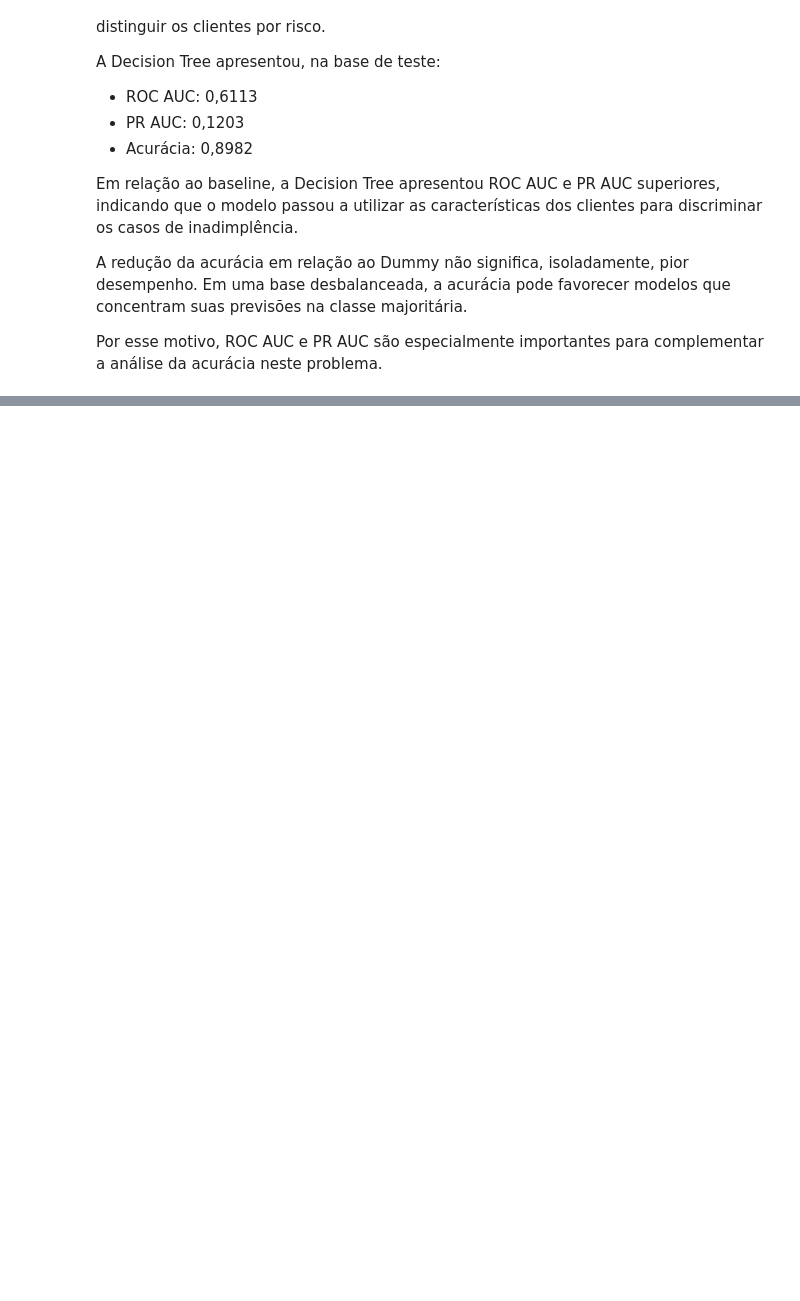
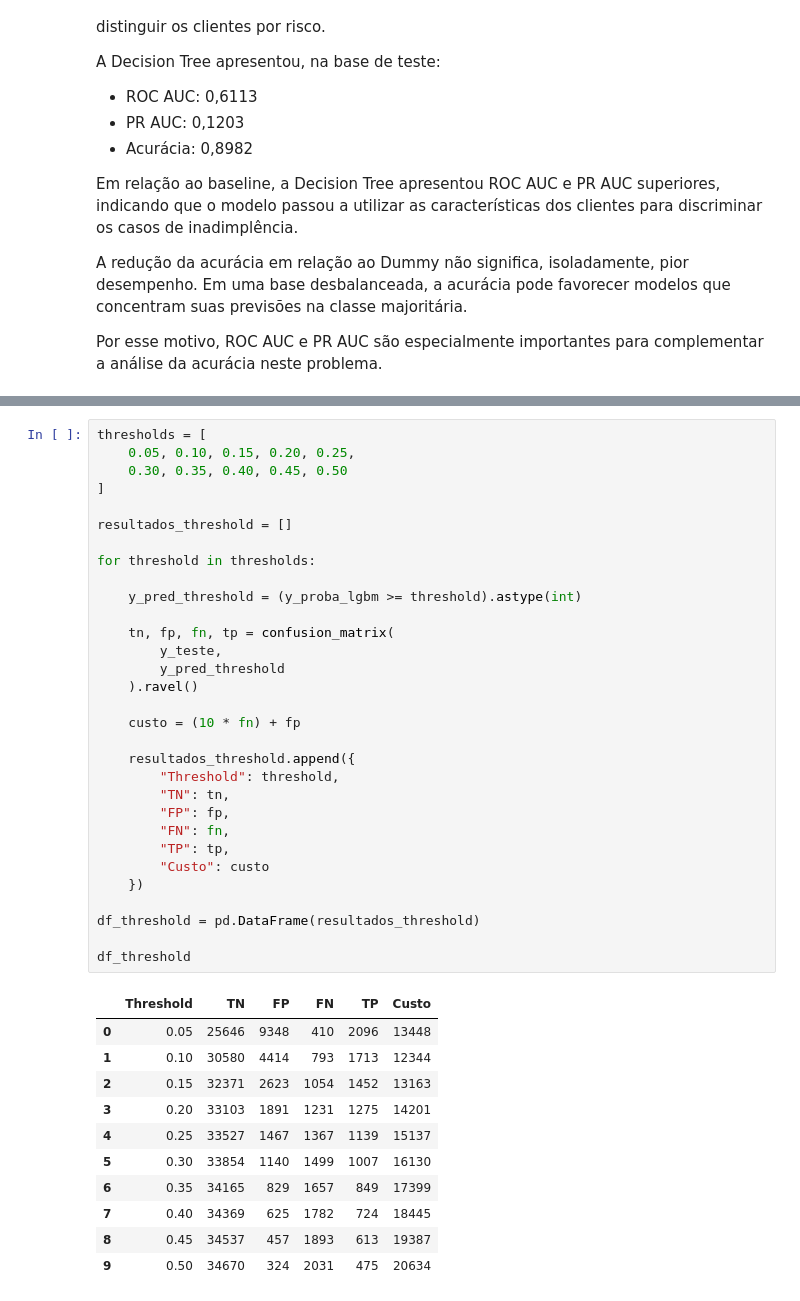
Before and after one commit to dropa-brazil/consumer_credit_risk, a Jupyter notebook: notebooks/03_modelagem.ipynb, the cells around one changed output, grey strips where cells are left out. Drawn from its saved outputs; the diff is of its cells as text; blank space fills up the shorter version.

```diff
--- a/notebooks/03_modelagem.ipynb
+++ b/notebooks/03_modelagem.ipynb
@@ -768,0 +3126,43 @@ Por esse motivo, ROC AUC e PR AUC são especialmente importantes para complement
+# %%
+thresholds = [
+    0.05, 0.10, 0.15, 0.20, 0.25,
+    0.30, 0.35, 0.40, 0.45, 0.50
+]
+
+resultados_threshold = []
+
+for threshold in thresholds:
+
+    y_pred_threshold = (y_proba_lgbm >= threshold).astype(int)
+
+    tn, fp, fn, tp = confusion_matrix(
+        y_teste,
+        y_pred_threshold
+    ).ravel()
+
+    custo = (10 * fn) + fp
+
+    resultados_threshold.append({
+        "Threshold": threshold,
+        "TN": tn,
+        "FP": fp,
+        "FN": fn,
+        "TP": tp,
+        "Custo": custo
+    })
+
+df_threshold = pd.DataFrame(resultados_threshold)
+
+df_threshold
+# %% [output]
+|  | Threshold | TN | FP | FN | TP | Custo |
+| 0 | 0.05 | 25646 | 9348 | 410 | 2096 | 13448 |
+| 1 | 0.10 | 30580 | 4414 | 793 | 1713 | 12344 |
+| 2 | 0.15 | 32371 | 2623 | 1054 | 1452 | 13163 |
+| 3 | 0.20 | 33103 | 1891 | 1231 | 1275 | 14201 |
+| 4 | 0.25 | 33527 | 1467 | 1367 | 1139 | 15137 |
+| 5 | 0.30 | 33854 | 1140 | 1499 | 1007 | 16130 |
+| 6 | 0.35 | 34165 | 829 | 1657 | 849 | 17399 |
+| 7 | 0.40 | 34369 | 625 | 1782 | 724 | 18445 |
+| 8 | 0.45 | 34537 | 457 | 1893 | 613 | 19387 |
+| 9 | 0.50 | 34670 | 324 | 2031 | 475 | 20634 |
```
Also changed, not shown: parts of 134 cells of this notebook, 2 other files.
